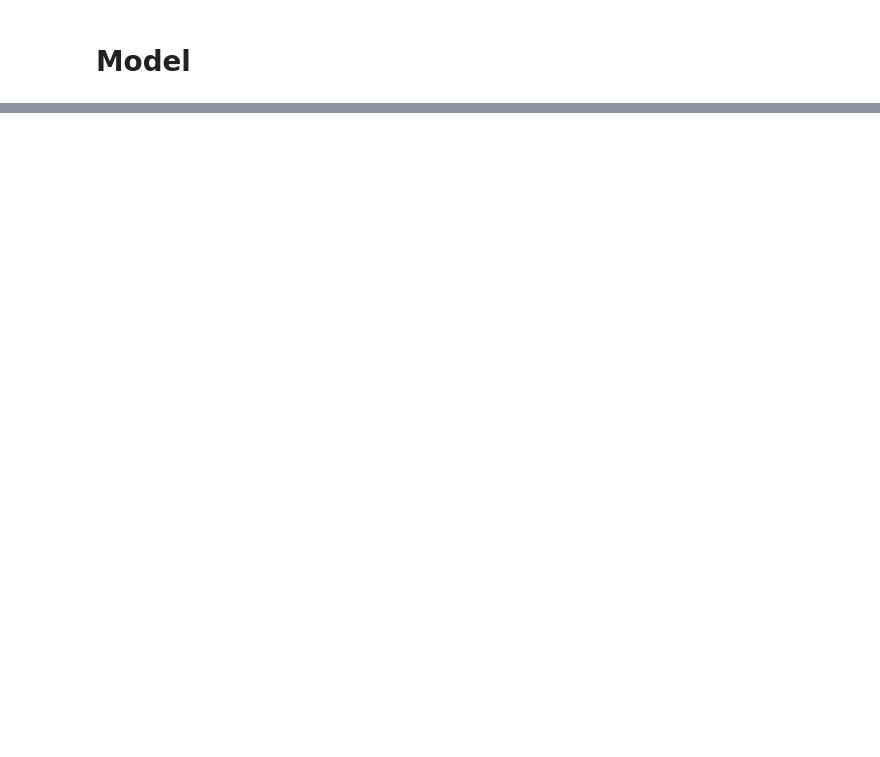
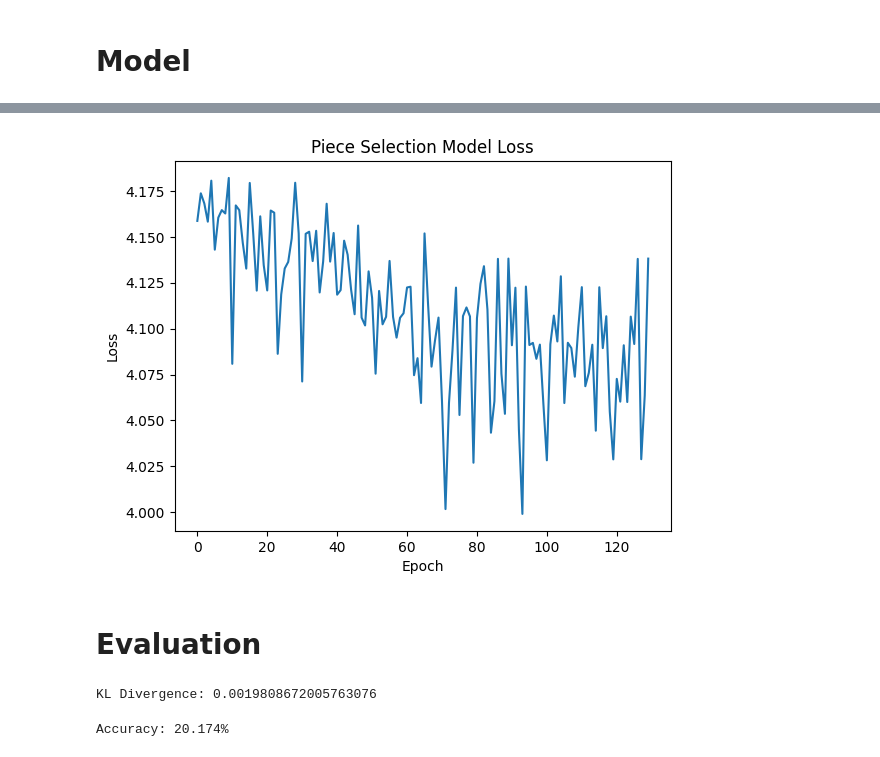
Before and after one commit to ngohiep-noob/Chess-move-recommender, a Jupyter notebook: src/chessnet.ipynb, the cells around one changed output, grey strips where cells are left out. Drawn from its saved outputs; the diff is of its cells as text; code cells hidden in the pictures; blank space fills up the shorter version.

```diff
--- a/src/chessnet.ipynb
+++ b/src/chessnet.ipynb
@@ -81,0 +146,4 @@ Board('rnbqkbnr/pppppppp/8/8/8/8/PPPPPPPP/RNBQKBNR w KQkq - 0 1')
+# %%
+game_below_1450 = df_elo_below_1450["Moves"].values
+game_1450_to_1800 = df_elo_1450_to_1800["Moves"].values
+game_above_1800 = df_elo_above_1800["Moves"].values
@@ -196,7 +329,0 @@ class MoveSelectionDataset(Dataset):
-# %%
-move_selection_ds = MoveSelectionDataset(raw_moves)
-
-# sample from the dataset
-x, y = move_selection_ds[0]
-
-x.shape, y.shape, len(move_selection_ds)
@@ -204,0 +332,27 @@ x.shape, y.shape, len(move_selection_ds)
+# %%
+EPOCHS = 10
+criterion = nn.CrossEntropyLoss()
+optimizer = torch.optim.Adam(model.parameters(), lr=0.001)
+
+loss_history = []
+
+for epoch in range(EPOCHS):
+    clear_output(wait=True)
+    print(f"Epoch {epoch+1}/{EPOCHS}")
+    print("-" * 10)
+
+    # TRAIN PIECE SELECTION MODEL
+    model.train()
+    piece_selection_loss = 0.0
+    for idx, (x, y) in enumerate(piece_sel_dl):
+        x, y = x.to(device), y.to(device)
+        optimizer.zero_grad()
+        output = model(x)
+        loss = criterion(output, y)
+        loss.backward()
+        optimizer.step()
+        piece_selection_loss += loss.item()
+        if idx % 200 == 0:
+            print(f"batch {idx} loss: {loss.item()}")
+            loss_history.append(loss.item())
+    print(f"__Epoch loss: {piece_selection_loss/len(piece_sel_dl)}")
@@ -204,0 +379,11 @@ x.shape, y.shape, len(move_selection_ds)
+# %%
+# plot loss history
+plt.plot(loss_history)
+plt.xlabel("Epoch")
+plt.ylabel("Loss")
+plt.title("Piece Selection Model Loss")
+plt.show()
+# %% [output]
+[figure, added]
+# %% [markdown]
+# Evaluation
@@ -204,0 +396,15 @@ x.shape, y.shape, len(move_selection_ds)
+# %%
+# evaluate KL divergence between the predicted distribution and the true distribution
+# KL divergence is a measure of how one probability distribution diverges from a second, expected probability distribution
+# KL divergence is 0 if the two distributions are identical
+model.eval()
+kl_divergence = 0.0
+for idx, (x, y) in enumerate(test_piece_sel_dl):
+    x, y = x.to(device), y.to(device)
+    output = model(x)
+    kl_divergence += nn.KLDivLoss()(output, y).item()
+
+kl_divergence /= len(test_piece_sel_dl)
+print(f"KL Divergence: {kl_divergence}")
+# %% [output]
+KL Divergence: 0.0019808672005763076
@@ -204,0 +436,15 @@ x.shape, y.shape, len(move_selection_ds)
+# %%
+model.eval()
+total = 0
+correct = 0
+for idx, (x, y) in enumerate(test_samples_dl):
+    x, y = x.to(device), y.to(device)
+    output = model(x)
+    output = torch.softmax(output, dim=1)
+    pred_y = argmax_move(output)
+    correct += (pred_y == y).all(dim=1).sum().item()
+    total += y.size(0)
+
+print(f"Accuracy argmax move: {(correct/total) * 100:.3f}%")
+# %% [output]
+Accuracy: 20.174%
```
Also changed, not shown: parts of 38 cells of this notebook, 5 other files.
